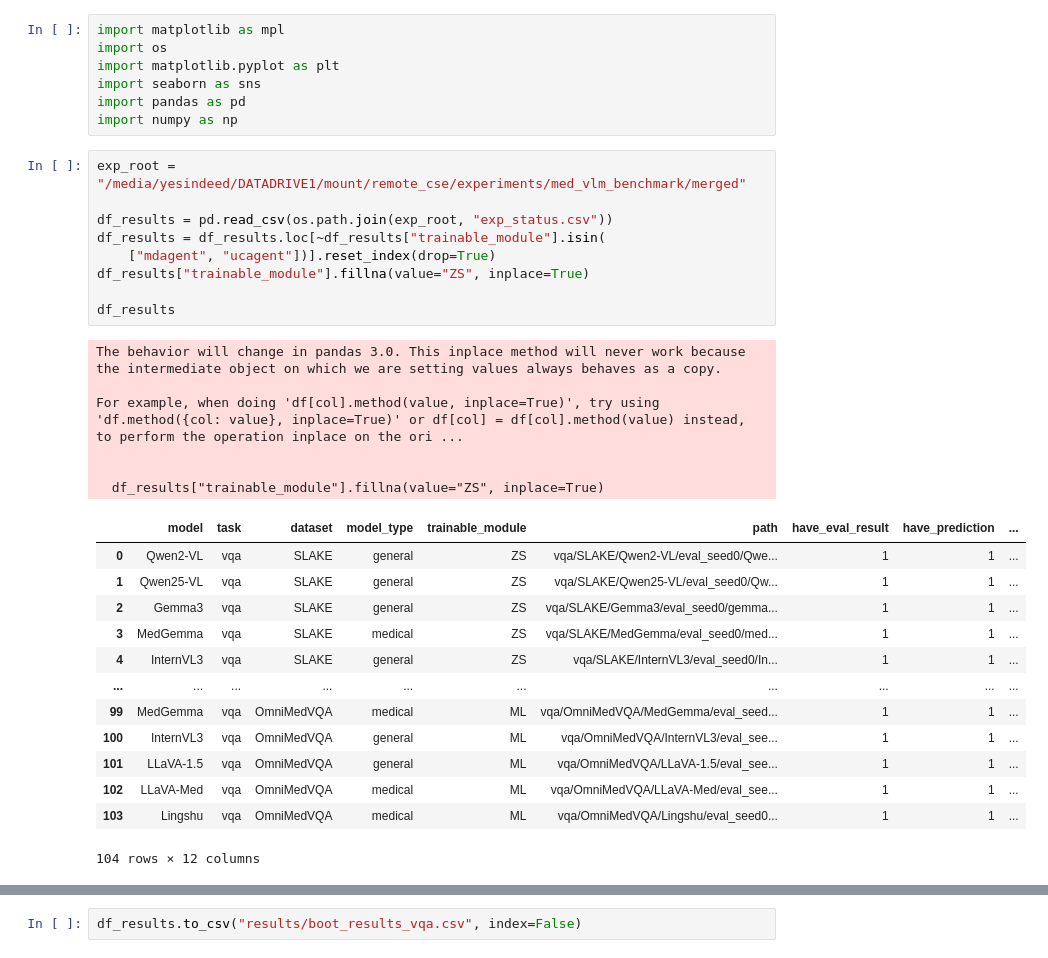
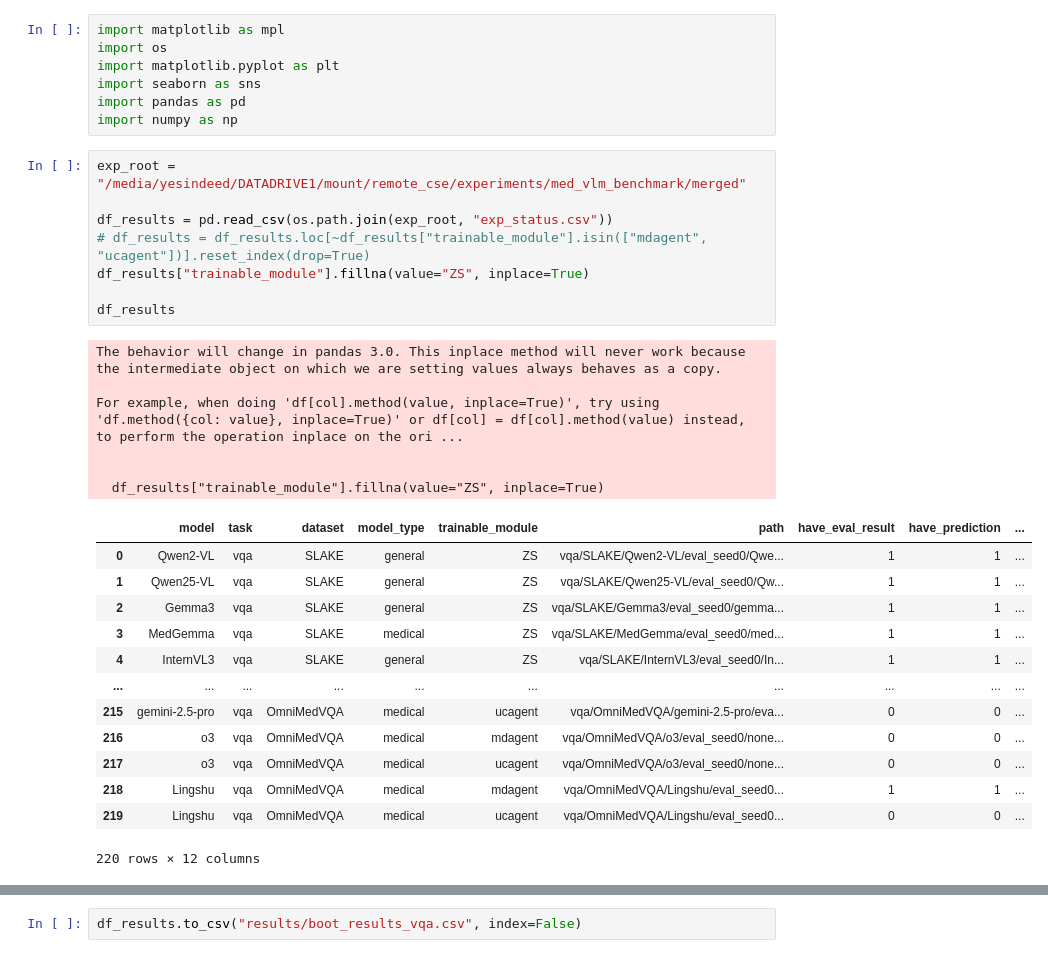
Before and after one commit to Nanboy-Ronan/MedVLMBench, a Jupyter notebook: notebooks/yuan/plot_v2/process_vqa_results.ipynb, the cells around one changed output, grey strips where cells are left out. Saved outputs shown, nothing was run; the diff lists cells and outputs as text.

```diff
--- a/notebooks/yuan/plot_v2/process_vqa_results.ipynb
+++ b/notebooks/yuan/plot_v2/process_vqa_results.ipynb
@@ -8,32 +8,31 @@ import numpy as np
 # %%
 exp_root = "/media/yesindeed/DATADRIVE1/mount/remote_cse/experiments/med_vlm_benchmark/merged"
 
 df_results = pd.read_csv(os.path.join(exp_root, "exp_status.csv"))
-df_results = df_results.loc[~df_results["trainable_module"].isin(
-    ["mdagent", "ucagent"])].reset_index(drop=True)
+# df_results = df_results.loc[~df_results["trainable_module"].isin(["mdagent", "ucagent"])].reset_index(drop=True)
 df_results["trainable_module"].fillna(value="ZS", inplace=True)
 
 df_results
 # %% [output]
 The behavior will change in pandas 3.0. This inplace method will never work because the intermediate object on which we are setting values always behaves as a copy.
 
 For example, when doing 'df[col].method(value, inplace=True)', try using 'df.method({col: value}, inplace=True)' or df[col] = df[col].method(value) instead, to perform the operation inplace on the ori ...
 
 
   df_results["trainable_module"].fillna(value="ZS", inplace=True)
 |  | model | task | dataset | model_type | trainable_module | path | have_eval_result | have_prediction | ... |
 | 0 | Qwen2-VL | vqa | SLAKE | general | ZS | vqa/SLAKE/Qwen2-VL/eval_seed0/Qwe... | 1 | 1 | ... |
 | 1 | Qwen25-VL | vqa | SLAKE | general | ZS | vqa/SLAKE/Qwen25-VL/eval_seed0/Qw... | 1 | 1 | ... |
 | 2 | Gemma3 | vqa | SLAKE | general | ZS | vqa/SLAKE/Gemma3/eval_seed0/gemma... | 1 | 1 | ... |
 | 3 | MedGemma | vqa | SLAKE | medical | ZS | vqa/SLAKE/MedGemma/eval_seed0/med... | 1 | 1 | ... |
 | 4 | InternVL3 | vqa | SLAKE | general | ZS | vqa/SLAKE/InternVL3/eval_seed0/In... | 1 | 1 | ... |
 | ... | ... | ... | ... | ... | ... | ... | ... | ... | ... |
-| 99 | MedGemma | vqa | OmniMedVQA | medical | ML | vqa/OmniMedVQA/MedGemma/eval_seed... | 1 | 1 | ... |
-| 100 | InternVL3 | vqa | OmniMedVQA | general | ML | vqa/OmniMedVQA/InternVL3/eval_see... | 1 | 1 | ... |
-| 101 | LLaVA-1.5 | vqa | OmniMedVQA | general | ML | vqa/OmniMedVQA/LLaVA-1.5/eval_see... | 1 | 1 | ... |
-| 102 | LLaVA-Med | vqa | OmniMedVQA | medical | ML | vqa/OmniMedVQA/LLaVA-Med/eval_see... | 1 | 1 | ... |
-| 103 | Lingshu | vqa | OmniMedVQA | medical | ML | vqa/OmniMedVQA/Lingshu/eval_seed0... | 1 | 1 | ... |
+| 215 | gemini-2.5-pro | vqa | OmniMedVQA | medical | ucagent | vqa/OmniMedVQA/gemini-2.5-pro/eva... | 0 | 0 | ... |
+| 216 | o3 | vqa | OmniMedVQA | medical | mdagent | vqa/OmniMedVQA/o3/eval_seed0/none... | 0 | 0 | ... |
+| 217 | o3 | vqa | OmniMedVQA | medical | ucagent | vqa/OmniMedVQA/o3/eval_seed0/none... | 0 | 0 | ... |
+| 218 | Lingshu | vqa | OmniMedVQA | medical | mdagent | vqa/OmniMedVQA/Lingshu/eval_seed0... | 1 | 1 | ... |
+| 219 | Lingshu | vqa | OmniMedVQA | medical | ucagent | vqa/OmniMedVQA/Lingshu/eval_seed0... | 0 | 0 | ... |
-104 rows × 12 columns
+220 rows × 12 columns
 # %%
 df_results.loc[df_results["if_finished"] == 0]
 # %% [output]
```
Also changed, not shown: parts of 3 cells of this notebook, 13 other files.
